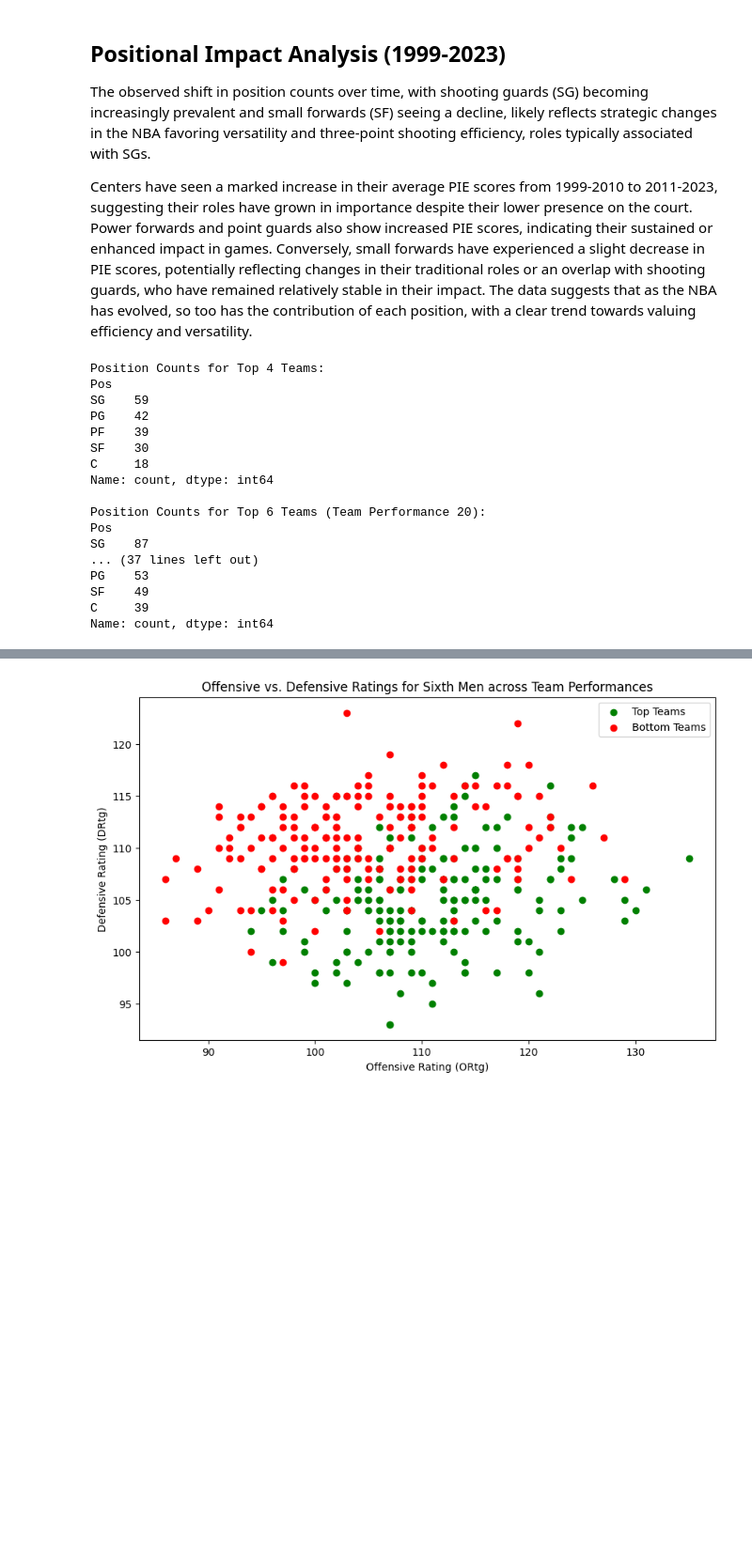
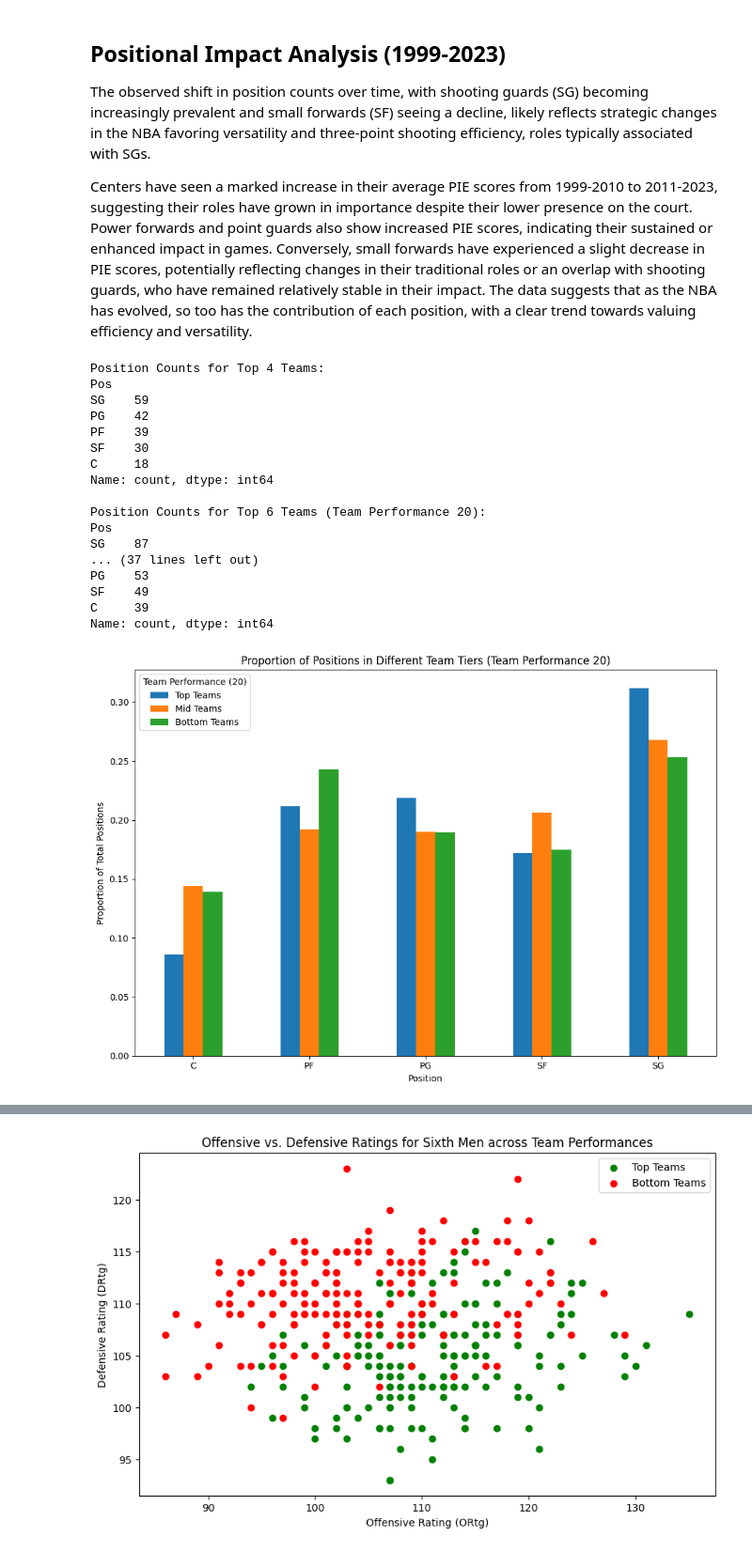
Before and after one commit to izyuan/Impact-of-Sixth-Men, a Jupyter notebook: analysis/descriptive_Statistics.ipynb, the cells around one changed output, grey strips where cells are left out. Shown at 94% size. Drawn from its saved outputs; the diff is of its cells as text; code cells hidden in the pictures; blank space fills up the shorter version.

```diff
--- a/analysis/descriptive_Statistics.ipynb
+++ b/analysis/descriptive_Statistics.ipynb
@@ -280,33 +342,54 @@ botTeamPos_20 = bottom_teams_20["Pos"].value_counts()
 print("Position Counts for Top 4 Teams:")
 print(topTeamPos)
 print("\nPosition Counts for Top 6 Teams (Team Performance 20):")
 print(topTeamPos_20)
 print("\nPosition Counts for Average Teams:")
 print(midTeamPos)
 print("\nPosition Counts for Average Teams (Team Performance 20):")
 print(midteamPos20)
 print("\nPosition Counts for Bottom 4 Teams:")
 print(botTeamPos)
 print("\nPosition Counts for Bottom 6 Teams (Team Performance 20):")
 print(botTeamPos_20)
+
+pos_counts = pd.DataFrame({
+    'Top Teams': topTeamPos_20,
+    'Mid Teams': midteamPos20,
+    'Bottom Teams': botTeamPos_20
+})
+
+# Normalize the data by row to get the proportion of each position within the team tiers
+position_proportions_df = pos_counts.div(pos_counts.sum(axis=0), axis=1)
+
+# Create a bar graph
+position_proportions_df.plot(kind='bar', figsize=(10, 7))
+plt.title('Proportion of Positions in Different Team Tiers (Team Performance 20)')
+plt.xlabel('Position')
+plt.ylabel('Proportion of Total Positions')
+plt.xticks(rotation=0)  #keep the position names horizontal
+plt.legend(title='Team Performance (20)')
+plt.tight_layout()
+#plt.savefig(f"visualization/descriptive_stats_visualized/proportion_positions_in_teams", bbox_inches='tight')
+plt.show()
 # %% [output]
 Position Counts for Top 4 Teams:
 Pos
 SG    59
 PG    42
 PF    39
 SF    30
 C     18
 Name: count, dtype: int64
 
 Position Counts for Top 6 Teams (Team Performance 20):
 Pos
 SG    87
 ... (37 lines left out)
 PG    53
 SF    49
 C     39
 Name: count, dtype: int64
+[figure, added]
 # %% [markdown]
 ## Team Performance and Usage of Sixth Men at Different Positions
 - SG are the most common sixth man position
```
Also changed, not shown: parts of 12 cells of this notebook, 12 other files.
